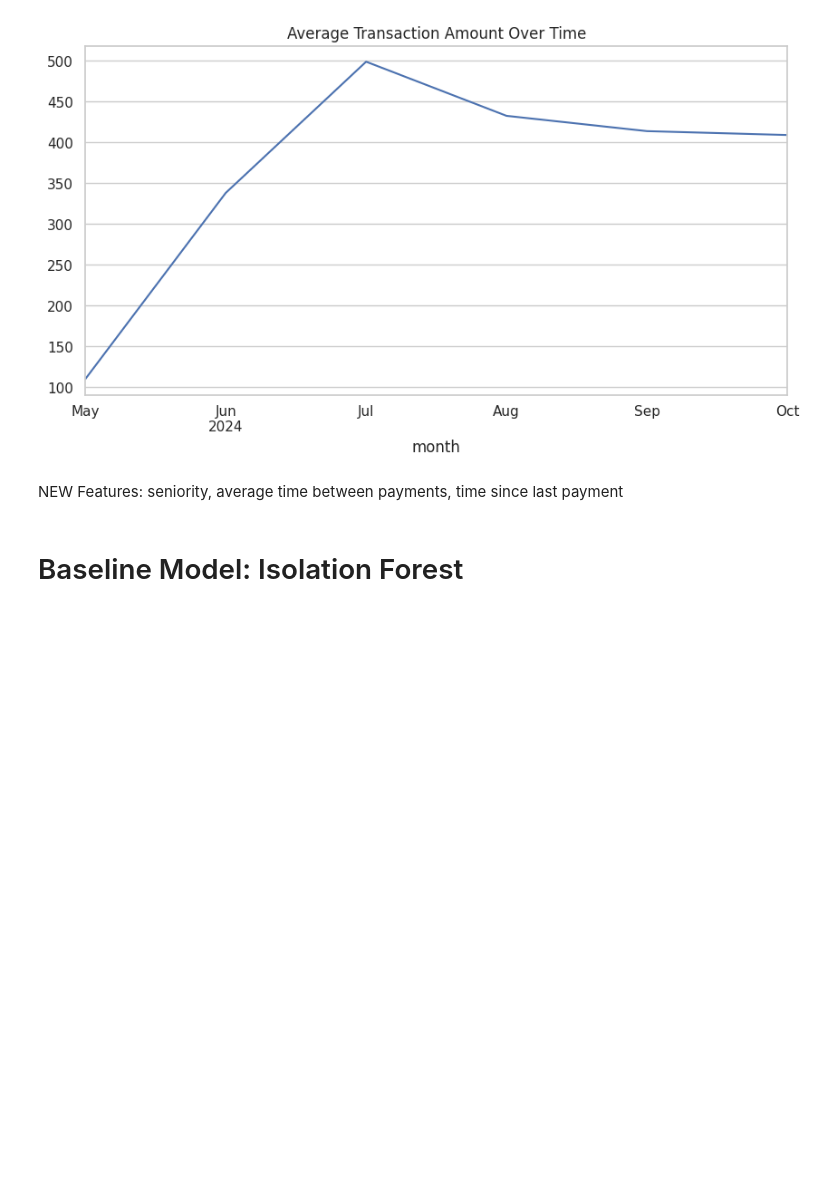
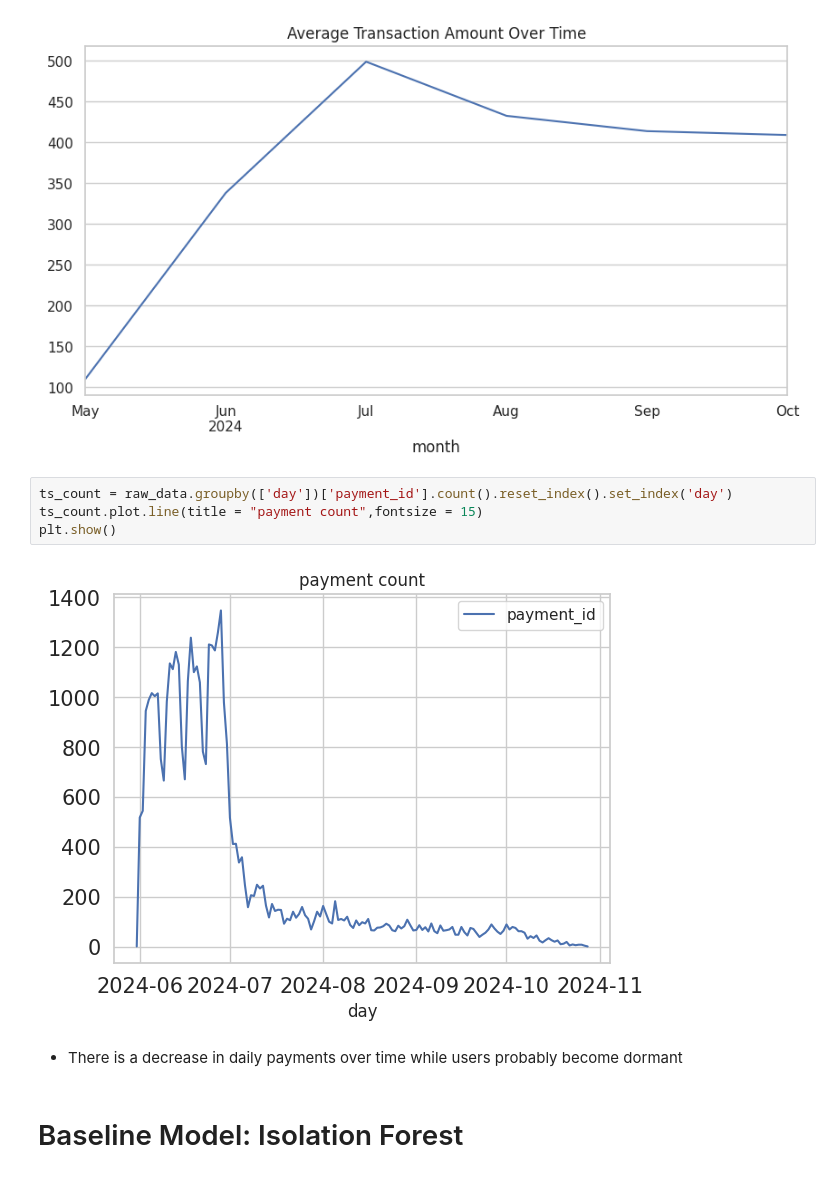
Before and after one commit to yaelmagen/fraud-detection, a Jupyter notebook: Nuvei_fraud.ipynb, the cells around one changed output. Saved outputs shown, nothing was run; the diff lists cells and outputs as text; blank space fills up the shorter version.

```diff
--- a/Nuvei_fraud.ipynb
+++ b/Nuvei_fraud.ipynb
@@ -748,8 +743,14 @@ plt.title("Average Transaction Amount Over Time")
 plt.show()
 # %% [output]
 [figure]
-# %% [markdown]
-NEW Features: seniority, average time between payments, time since last payment
+# %%
+ts_count = raw_data.groupby(['day'])['payment_id'].count().reset_index().set_index('day')
+ts_count.plot.line(title = "payment count",fontsize = 15)
+plt.show()
+# %% [output]
+[figure, added]
+# %% [markdown]
+- There is a decrease in daily payments over time while users probably become dormant
 # %% [markdown]
 # Baseline Model: Isolation Forest
 # %%
```
Also changed, not shown: parts of 63 cells of this notebook.
